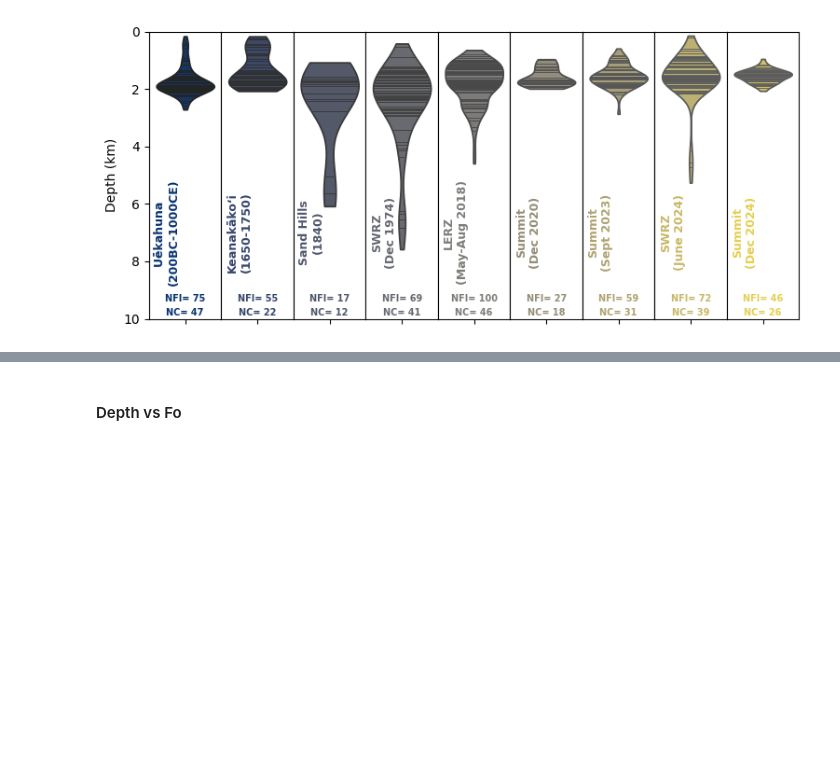
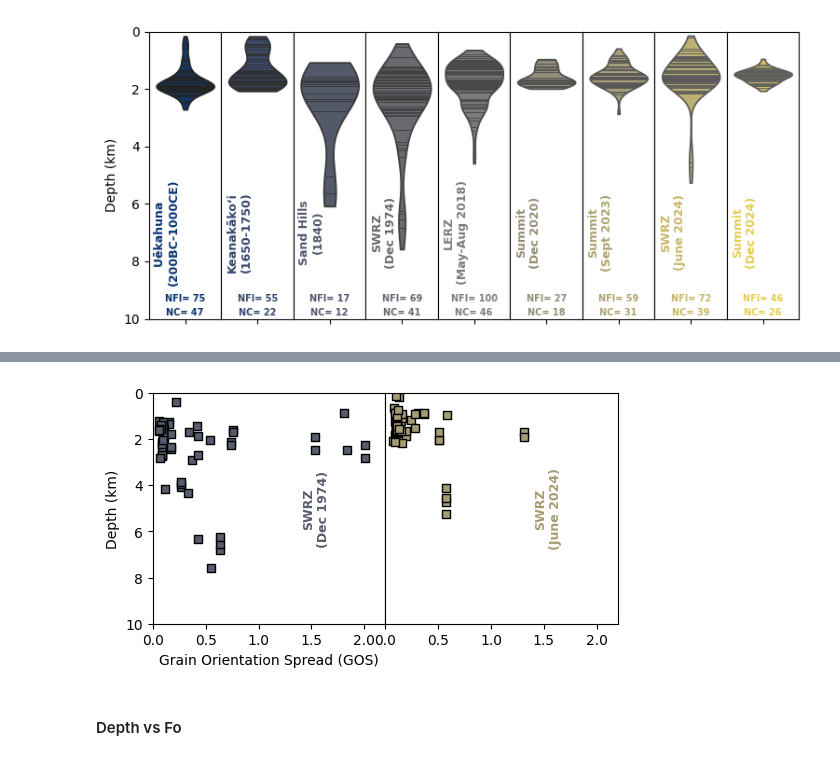
Before and after one commit to cljdevitre/PrePostCalderaKil_2025, a Jupyter notebook: Version_on_pcloud/Plotting_notebooks/Plotting.ipynb, the cells around one changed output, grey strips where cells are left out. Saved outputs shown, nothing was run; the diff lists cells and outputs as text; code cells hidden in the pictures; blank space fills up the shorter version.

```diff
--- a/Version_on_pcloud/Plotting_notebooks/Plotting.ipynb
+++ b/Version_on_pcloud/Plotting_notebooks/Plotting.ipynb
@@ -201,3 +243,49 @@ fig.savefig(figpath + slash + 'Kil_violin_plot.pdf', format='pdf', dpi=300, tran
+# %%
+# Define datasets
+datasets = [Ulu_919, K24]
+titles = ["SWRZ\n(Dec 1974)",
+          "SWRZ\n(June 2024)"]
+
+# Define the number of subplots based on datasets
+num_axes = len(datasets)
+
+# Generate colors using a seaborn color palette
+annotation_colors = sns.color_palette("cividis", num_axes)  # Darker contrasting colors
+
+# Create subplots
+fig, axes = plt.subplots(1, num_axes, figsize=(6, 3), sharey=True)
+
+# Plot data
+for i, (ax, data, title, ann_color) in enumerate(zip(axes, datasets, titles, annotation_colors)):
+
+    # Create violin plot
+    ax.scatter(x=data['GOS'],y=data['SingleCalc_D_km'],marker='s',edgecolors='k',color=ann_color)
+    # sns.violinplot(data=data['GOS'], color=ann_color, inner='stick', ax=ax, cut=0)
+
+    # Set y-axis properties
+    ax.set_ylim([10,0])  # Inverted y-axis
+    ax.set_xlim([0,2.2])  # Inverted y-axis
+    if i == 0:
+        ax.set_ylabel('Depth (km)')
+        ax.set_xlabel('Grain Orientation Spread (GOS)')
+    else:
+        ax.yaxis.set_tick_params(left=False, labelleft=False)
+
+
+    # Add title and annotation
+    fontsize = 9
+    ax.annotate(title, xy=(0.7, 0.5), xycoords='axes fraction', fontsize=fontsize,
+                ha='center', va='center', color=ann_color, fontweight='bold', rotation=90)
+    # ax.annotate(f'NFI= {len(data)}', xy=(0.5, 0.07), xycoords='axes fraction', fontsize=fontsize-2,
+    #             ha='center', va='center', color=ann_color, fontweight='bold')
+    # ax.annotate(f'NC= {len(data['Sample_crystal'].unique())}', xy=(0.5, 0.02), xycoords='axes fraction', fontsize=fontsize-2,
+    #             ha='center', va='center', color=ann_color, fontweight='bold')
+
+# Adjust layout and save
+plt.subplots_adjust(wspace=0)  # Slight spacing between plots
+fig.savefig(figpath + slash + 'Pressure vs GOS_plot.pdf', format='pdf', dpi=300, transparent=False)
+# %% [output]
+[figure, added]
 # %% [markdown]
 #### Depth vs Fo
 # %%
```
Also changed, not shown: parts of 1 cell of this notebook, 7 other files.
